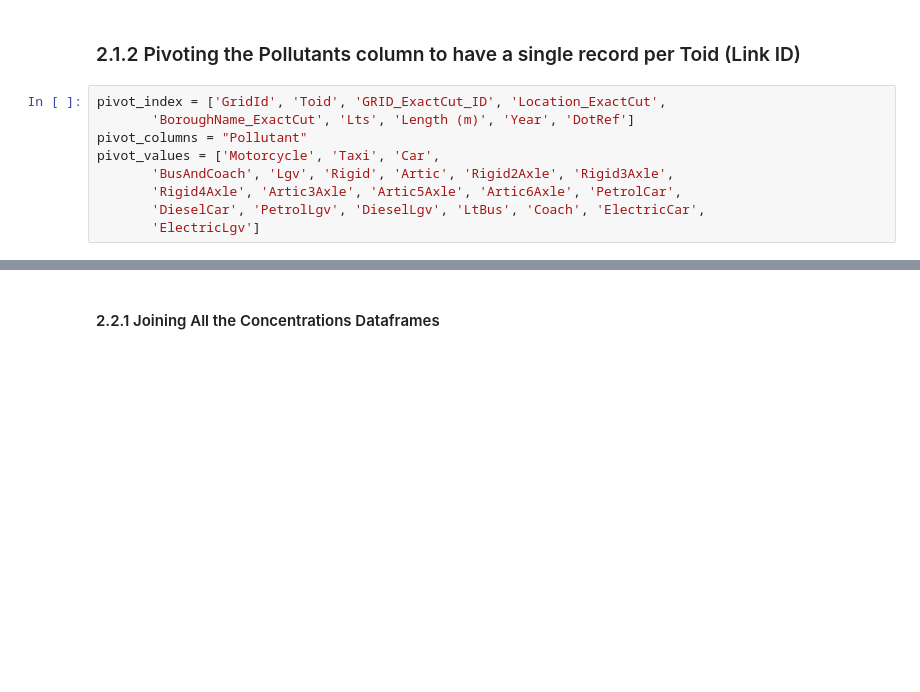
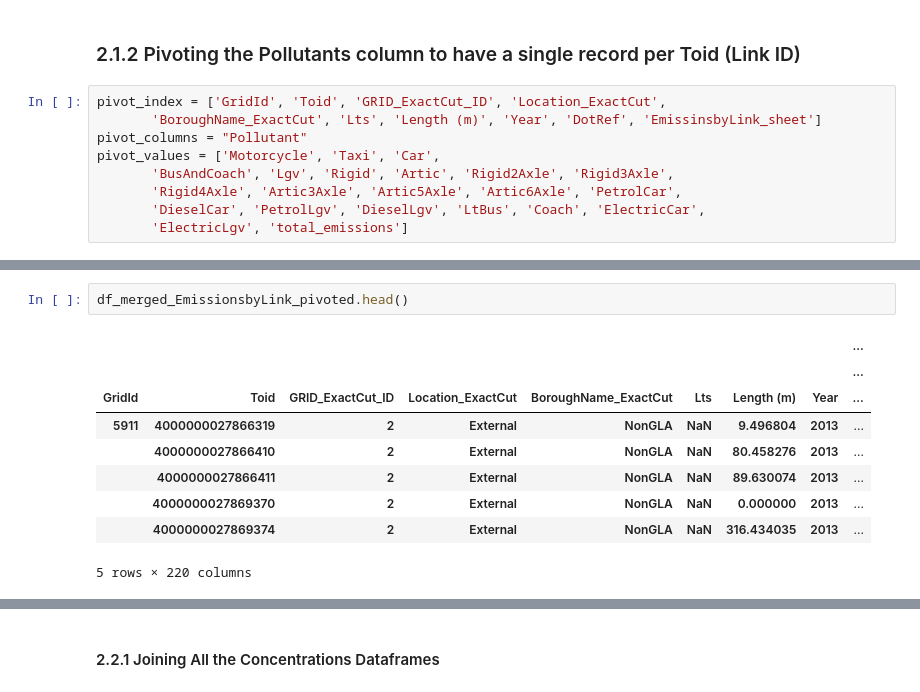
Before and after one commit to abdulrahman-almarzooqi/csck503project, a Jupyter notebook: LAEI_DataProcessing.ipynb, the cells around one changed output, grey strips where cells are left out. Drawn from its saved outputs; the diff is of its cells as text; blank space fills up the shorter version.

```diff
--- a/LAEI_DataProcessing.ipynb
+++ b/LAEI_DataProcessing.ipynb
@@ -104,11 +137,11 @@ df_merged_EmissionsbyLink.head()
 ### 2.1.2 Pivoting the Pollutants column to have a single record per Toid (Link ID)
 # %%
 pivot_index = ['GridId', 'Toid', 'GRID_ExactCut_ID', 'Location_ExactCut',
-       'BoroughName_ExactCut', 'Lts', 'Length (m)', 'Year', 'DotRef']
+       'BoroughName_ExactCut', 'Lts', 'Length (m)', 'Year', 'DotRef', 'EmissinsbyLink_sheet']
 pivot_columns = "Pollutant"
 pivot_values = ['Motorcycle', 'Taxi', 'Car',
        'BusAndCoach', 'Lgv', 'Rigid', 'Artic', 'Rigid2Axle', 'Rigid3Axle',
        'Rigid4Axle', 'Artic3Axle', 'Artic5Axle', 'Artic6Axle', 'PetrolCar',
        'DieselCar', 'PetrolLgv', 'DieselLgv', 'LtBus', 'Coach', 'ElectricCar',
-       'ElectricLgv']
+       'ElectricLgv', 'total_emissions']
 # %%
@@ -119,0 +157,12 @@ df_merged_EmissionsbyLink_pivoted.shape
+# %%
+df_merged_EmissionsbyLink_pivoted.head()
+# %% [output]
+|  |  |  |  |  |  |  |  | ... |
+|  |  |  |  |  |  |  |  | ... |
+| GridId | Toid | GRID_ExactCut_ID | Location_ExactCut | BoroughName_ExactCut | Lts | Length (m) | Year | ... |
+| 5911 | 4000000027866319 | 2 | External | NonGLA | NaN | 9.496804 | 2013 | ... |
+|  | 4000000027866410 | 2 | External | NonGLA | NaN | 80.458276 | 2013 | ... |
+|  | 4000000027866411 | 2 | External | NonGLA | NaN | 89.630074 | 2013 | ... |
+|  | 4000000027869370 | 2 | External | NonGLA | NaN | 0.000000 | 2013 | ... |
+|  | 4000000027869374 | 2 | External | NonGLA | NaN | 316.434035 | 2013 | ... |
+5 rows × 220 columns
```
Also changed, not shown: parts of 46 cells of this notebook.
